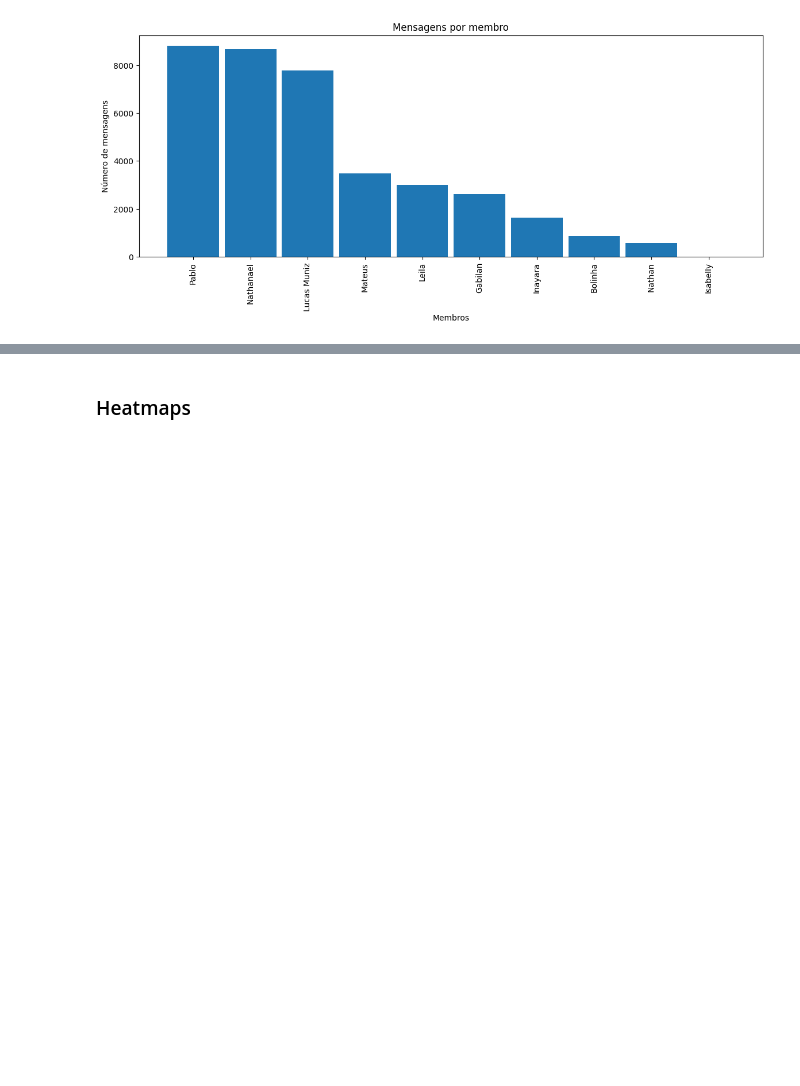
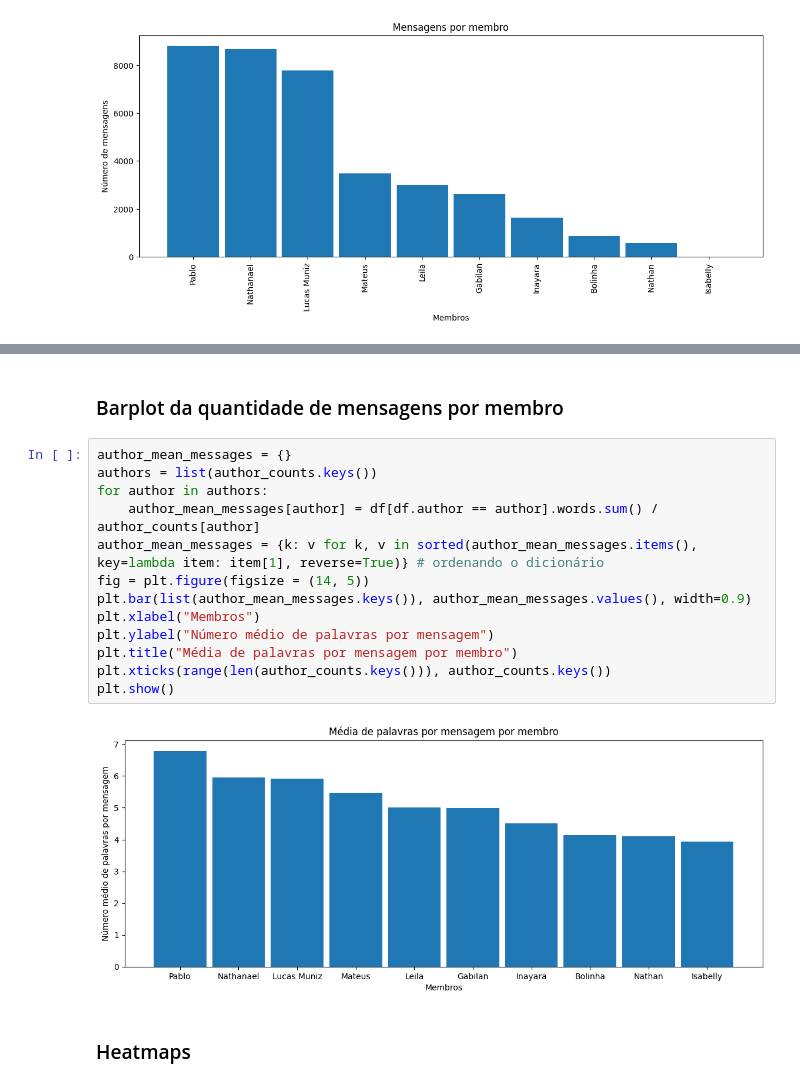
Before and after one commit to matEvangelista/whatsapp-data-vis, a Jupyter notebook: zap.ipynb, the cells around one changed output, grey strips where cells are left out. Drawn from its saved outputs; the diff is of its cells as text; blank space fills up the shorter version.

```diff
--- a/zap.ipynb
+++ b/zap.ipynb
@@ -117,3 +134,20 @@ plt.show()
+# %% [markdown]
+### Barplot da quantidade de mensagens por membro
+# %%
+author_mean_messages = {}
+authors = list(author_counts.keys())
+for author in authors:
+    author_mean_messages[author] = df[df.author == author].words.sum() / author_counts[author]
+author_mean_messages = {k: v for k, v in sorted(author_mean_messages.items(), key=lambda item: item[1], reverse=True)} # ordenando o dicionário
+fig = plt.figure(figsize = (14, 5))
+plt.bar(list(author_mean_messages.keys()), author_mean_messages.values(), width=0.9)
+plt.xlabel("Membros")
+plt.ylabel("Número médio de palavras por mensagem")
+plt.title("Média de palavras por mensagem por membro")
+plt.xticks(range(len(author_counts.keys())), author_counts.keys())
+plt.show()
+# %% [output]
+[figure, added]
 # %% [markdown]
 ### Heatmaps
 # %%
```
Also changed, not shown: parts of 6 cells of this notebook.
